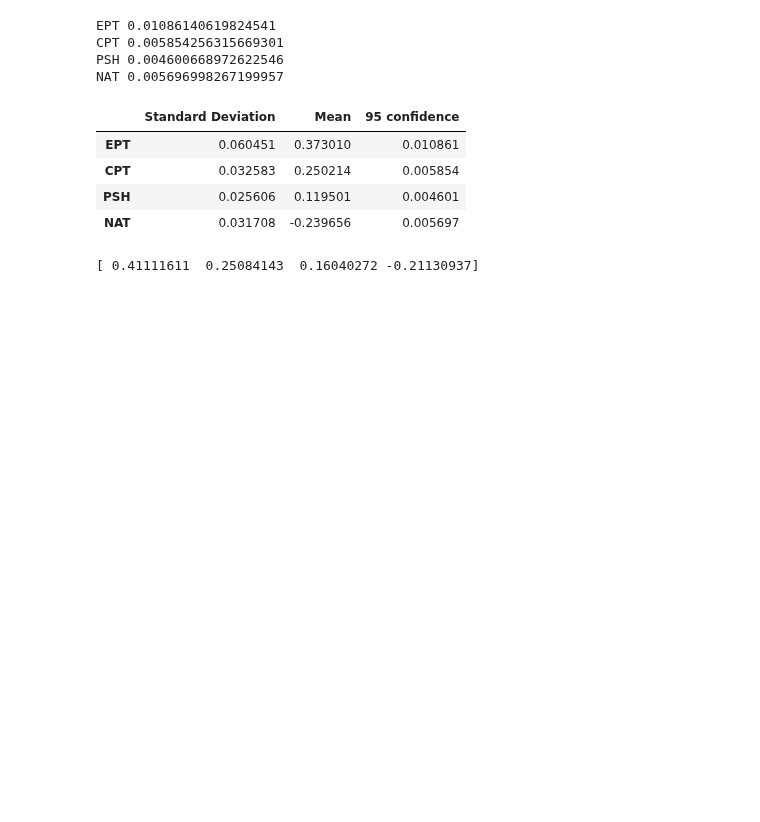
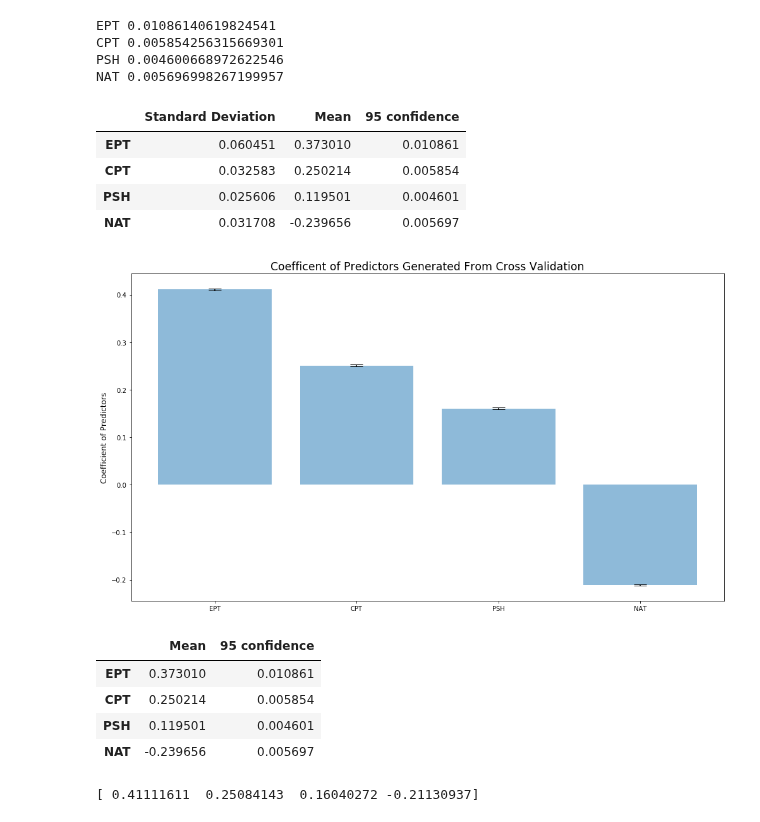
Before and after one commit to medhap02/AllIndiaRainfall, a Jupyter notebook: src/ISM_Model1-to2018_crossvalidation30yeargroups.ipynb, the cells around one changed output. Cells and saved outputs as stored; diff of their text form; code cells hidden in the pictures; blank space fills up the shorter version.

Commit message:
changes for slides

```diff
--- a/src/ISM_Model1-to2018_crossvalidation30yeargroups.ipynb
+++ b/src/ISM_Model1-to2018_crossvalidation30yeargroups.ipynb
@@ -790,6 +790,44 @@ pd.DataFrame.from_items([('EPT', EPTregression), ('CPT', CPTregression), ('PSH',
 | CPT | 0.032583 | 0.250214 | 0.005854 |
 | PSH | 0.025606 | 0.119501 | 0.004601 |
 | NAT | 0.031708 | -0.239656 | 0.005697 |
+# %%
+#graphics for slides
+temp1 = []
+temp2 = []
+temp3 = []
+temp4 = []
+for x in range (2):
+    temp1.append(EPTregression[x+1])
+    temp2.append(CPTregression[x+1])
+    temp3.append(PSHregression[x+1])
+    temp4.append(NATregression[x+1])
+pd.DataFrame.from_items([('EPT', temp1), ('CPT', temp2), ('PSH',temp3), ('NAT', temp4)], orient='index', columns=['Mean', '95 confidence'])
+
+predictors = ['EPT', 'CPT', 'PSH', 'NAT']
+x_pos = np.arange(len(predictors))
+CTEs = [EPTregressionmean, CPTregressionmean, PSHregressionmean, NATregressionmean]
+error = [EPTconfidence95, CPTconfidence95, PSHconfidence95, NATconfidence95]
+
+
+fig, ax = plt.subplots(figsize=(14,8))
+ax.bar(x_pos, CTEs, yerr=error, align='center', alpha=0.5, ecolor='black', capsize=10)
+ax.set_ylabel('Coefficient of Predictors', fontsize = 'large')
+ax.set_xticks(x_pos)
+ax.set_xticklabels(predictors)
+ax.set_title('Coefficent of Predictors Generated From Cross Validation',fontsize = 'xx-large')
+
+# Save the figure and show
+plt.tight_layout()
+#plt.savefig('bar_plot_with_error_bars.png')
+plt.show()
+pd.DataFrame.from_items([('EPT', temp1), ('CPT', temp2), ('PSH',temp3), ('NAT', temp4)], orient='index', columns=['Mean', '95 confidence'])
+# %% [output]
+[figure, added]
+|  | Mean | 95 confidence |
+| EPT | 0.373010 | 0.010861 |
+| CPT | 0.250214 | 0.005854 |
+| PSH | 0.119501 | 0.004601 |
+| NAT | -0.239656 | 0.005697 |
 # %%
 EPTplot = (EPT - EPT.mean())/EPT.std()
 CPTplot = (CPT - CPT.mean())/CPT.std()
```
Also changed, not shown: parts of 1 cell of this notebook.
